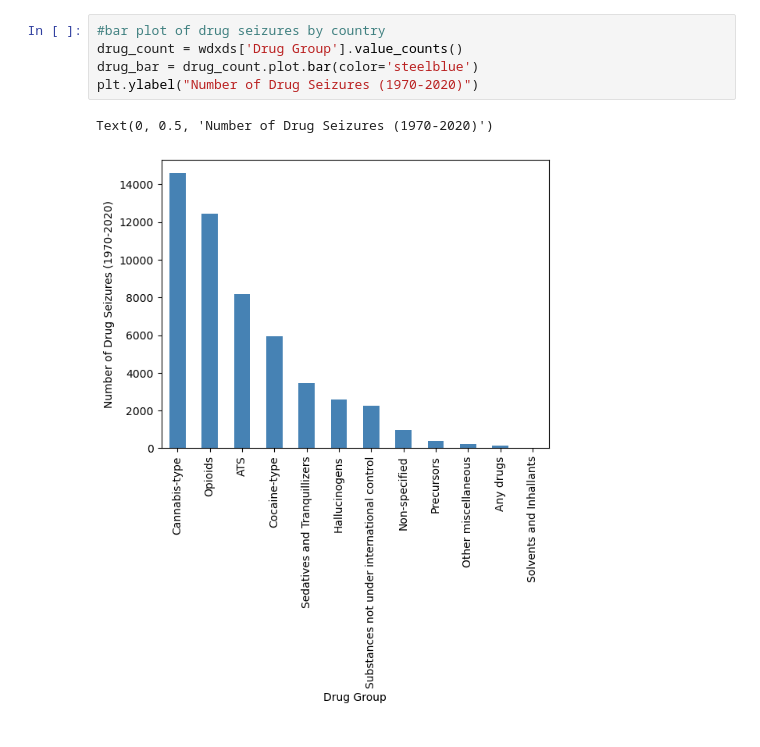
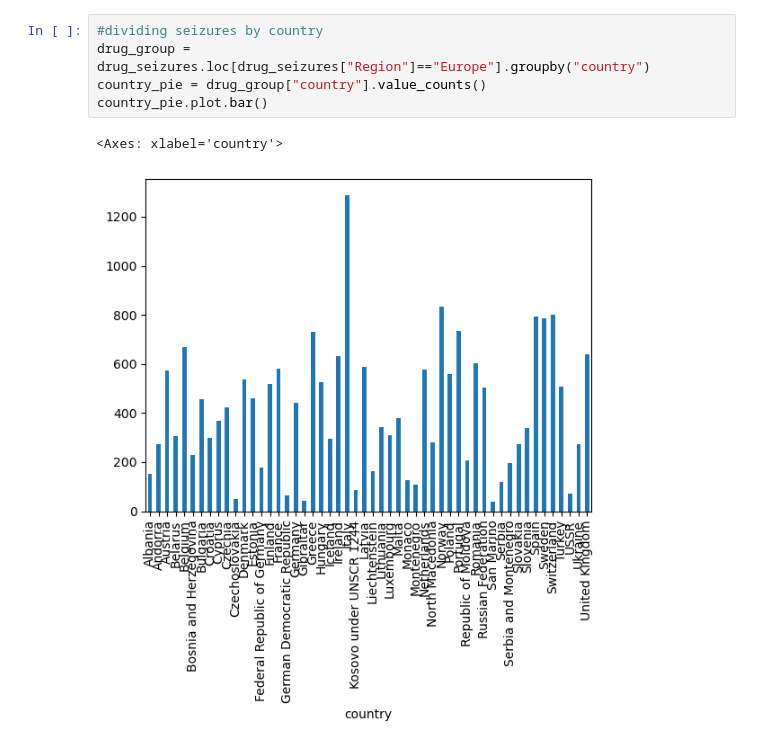
Before and after one commit to daraa17/drug-seizures, a Jupyter notebook: international_paola.ipynb, the cells around one changed output. Drawn from its saved outputs; the diff is of its cells as text.

```diff
--- a/international_paola.ipynb
+++ b/international_paola.ipynb
@@ -55,8 +83,8 @@ summary
 # %%
-#bar plot of drug seizures by country
-drug_count = wdxds['Drug Group'].value_counts()
-drug_bar = drug_count.plot.bar(color='steelblue')
-plt.ylabel("Number of Drug Seizures (1970-2020)")
+#dividing seizures by country
+drug_group = drug_seizures.loc[drug_seizures["Region"]=="Europe"].groupby("country")
+country_pie = drug_group["country"].value_counts()
+country_pie.plot.bar()
 # %% [output]
-Text(0, 0.5, 'Number of Drug Seizures (1970-2020)')
+<Axes: xlabel='country'>
-[figure, old version]
+[figure, new version]
```
Also changed, not shown: parts of 6 cells of this notebook, 2 other files.
